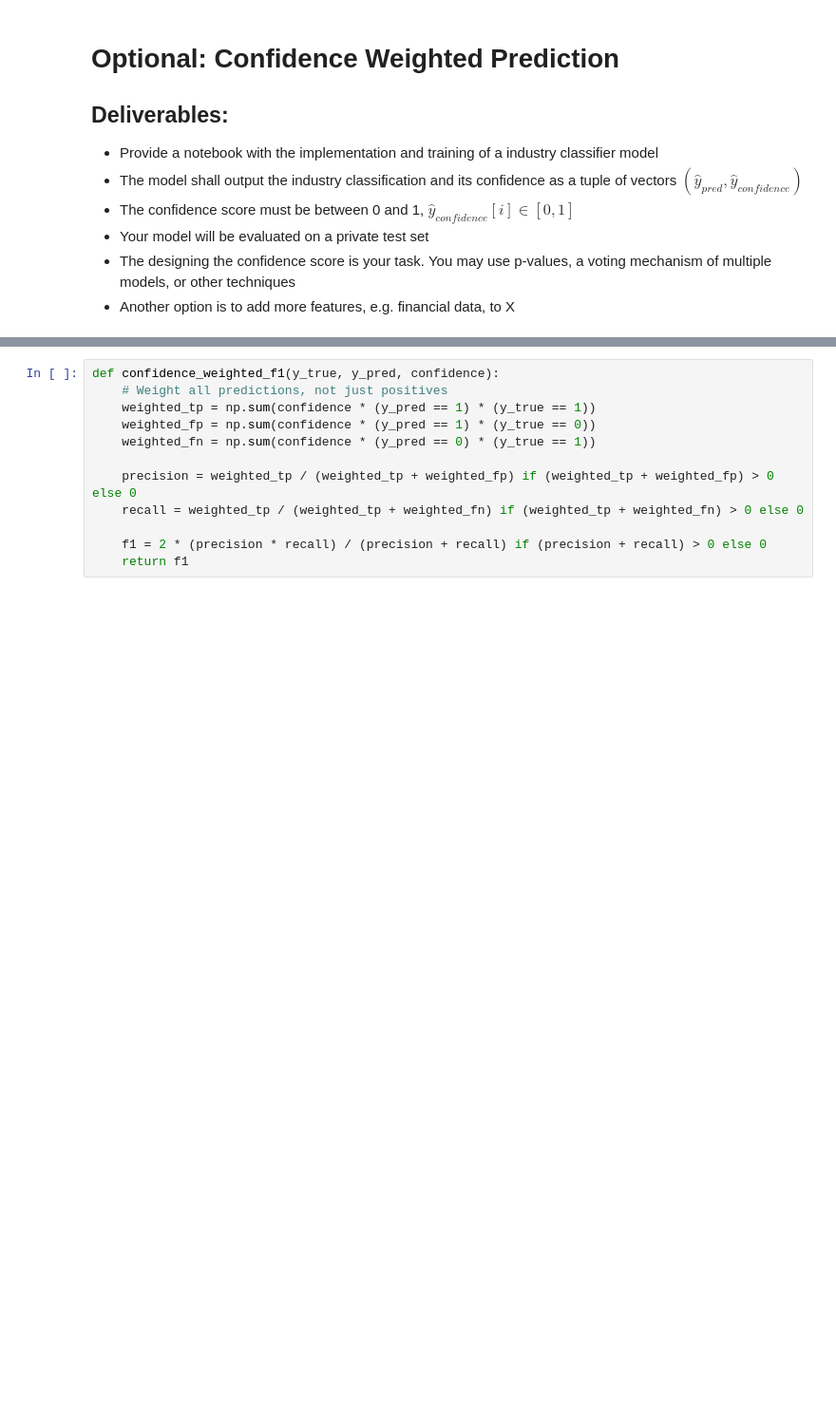
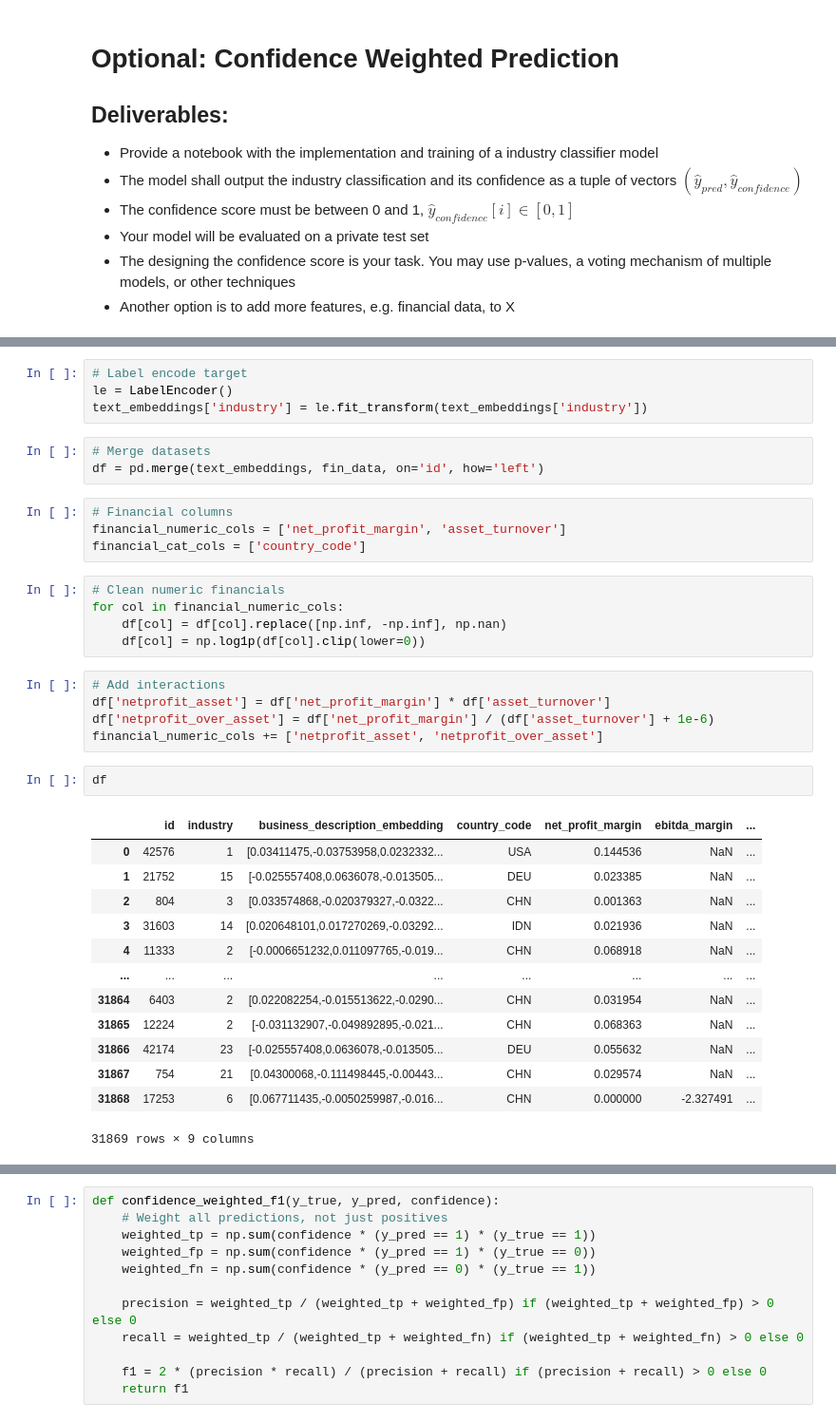
Before and after one commit to dastuzh/FDS25-T043, a Jupyter notebook: final_submission_combined.ipynb, the cells around one changed output, grey strips where cells are left out. Shown at 95% size. Drawn from its saved outputs; the diff is of its cells as text; blank space fills up the shorter version.

```diff
--- a/code_skeleton_industry_classification.ipynb
+++ b/final_submission_combined.ipynb
@@ -704,0 +496,37 @@ y_pred_proba_meta = meta_clf.predict_proba(X_val_stack)
+# %%
+# Label encode target
+le = LabelEncoder()
+text_embeddings['industry'] = le.fit_transform(text_embeddings['industry'])
+# %%
+# Merge datasets
+df = pd.merge(text_embeddings, fin_data, on='id', how='left')
+# %%
+# Financial columns
+financial_numeric_cols = ['net_profit_margin', 'asset_turnover']
+financial_cat_cols = ['country_code']
+# %%
+# Clean numeric financials
+for col in financial_numeric_cols:
+    df[col] = df[col].replace([np.inf, -np.inf], np.nan)
+    df[col] = np.log1p(df[col].clip(lower=0))
+# %%
+# Add interactions
+df['netprofit_asset'] = df['net_profit_margin'] * df['asset_turnover']
+df['netprofit_over_asset'] = df['net_profit_margin'] / (df['asset_turnover'] + 1e-6)
+financial_numeric_cols += ['netprofit_asset', 'netprofit_over_asset']
+# %%
+df
+# %% [output]
+|  | id | industry | business_description_embedding | country_code | net_profit_margin | ebitda_margin | ... |
+| 0 | 42576 | 1 | [0.03411475,-0.03753958,0.0232332... | USA | 0.144536 | NaN | ... |
+| 1 | 21752 | 15 | [-0.025557408,0.0636078,-0.013505... | DEU | 0.023385 | NaN | ... |
+| 2 | 804 | 3 | [0.033574868,-0.020379327,-0.0322... | CHN | 0.001363 | NaN | ... |
+| 3 | 31603 | 14 | [0.020648101,0.017270269,-0.03292... | IDN | 0.021936 | NaN | ... |
+| 4 | 11333 | 2 | [-0.0006651232,0.011097765,-0.019... | CHN | 0.068918 | NaN | ... |
+| ... | ... | ... | ... | ... | ... | ... | ... |
+| 31864 | 6403 | 2 | [0.022082254,-0.015513622,-0.0290... | CHN | 0.031954 | NaN | ... |
+| 31865 | 12224 | 2 | [-0.031132907,-0.049892895,-0.021... | CHN | 0.068363 | NaN | ... |
+| 31866 | 42174 | 23 | [-0.025557408,0.0636078,-0.013505... | DEU | 0.055632 | NaN | ... |
+| 31867 | 754 | 21 | [0.04300068,-0.111498445,-0.00443... | CHN | 0.029574 | NaN | ... |
+| 31868 | 17253 | 6 | [0.067711435,-0.0050259987,-0.016... | CHN | 0.000000 | -2.327491 | ... |
+31869 rows × 9 columns
```
Also changed, not shown: parts of 87 cells of this notebook, 3 other files.
